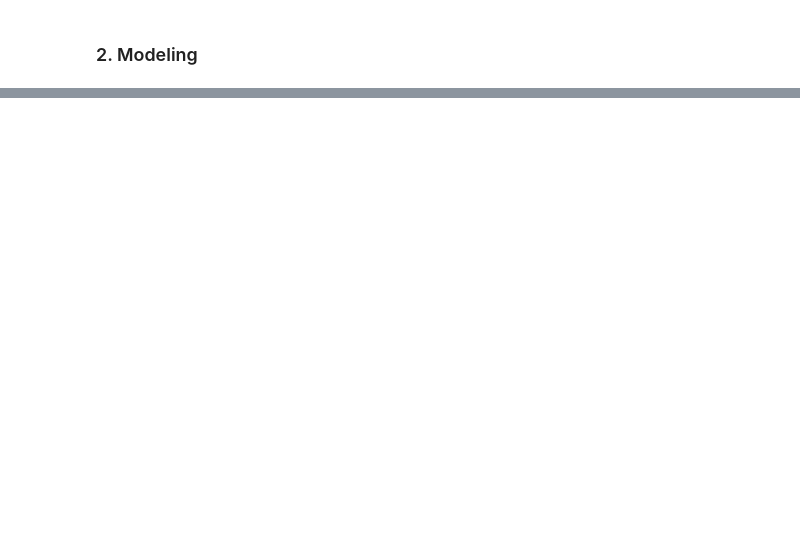
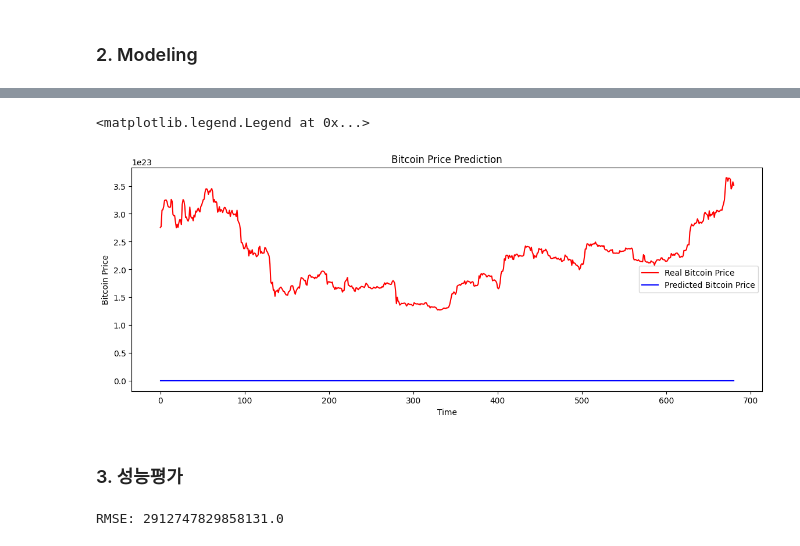
Before and after one commit to lagonee23/price-prediction-models, a Jupyter notebook: bitcoin_price_model.ipynb, the cells around one changed output, grey strips where cells are left out. Saved outputs shown, nothing was run; the diff lists cells and outputs as text; code cells hidden in the pictures; blank space fills up the shorter version.

```diff
--- a/bitcoin_price_model.ipynb
+++ b/bitcoin_price_model.ipynb
@@ -265,14 +244,3 @@ Total params: 32701 (127.74 KB)
 Trainable params: 32701 (127.74 KB)
 Non-trainable params: 0 (0.00 Byte)
 _________________________________________________________________
-# %%
-# 학습
-unicorns = model.fit(X_train, y_train, batch_size=10, epochs=5)
-
-# 예측
-# pred = model.predict(X_test)
-# pred = scaler.inverse_transform(pred)
-
-# # 성능 평가
-# rmse = math.sqrt(mean_squared_error(y_test, predictions))
-# print('RMSE: ', rmse)
@@ -312,0 +249,2 @@ NameError: ignored
+# %%
+model.fit(X_train, y_train, batch_size=10, epochs=5)
@@ -312,0 +263,8 @@ NameError: ignored
+# %%
+# 예측
+y_pred = model.predict(X_test)
+y_pred = y_scaler.inverse_transform(y_pred)
+
+print()
+print("Predection Shape:", y_pred.shape, end="\n\n")
+print(y_pred[:5])
@@ -312,0 +316,32 @@ NameError: ignored
+# %%
+# 원본값(y_test)의 스케일링을 역으로 변환합니다.???????????????????????????
+y_test = y_scaler.inverse_transform(y_test.reshape(-1,1))
+
+# 그래프를 그리기 위한 데이터 설정
+plt.figure(figsize=(14,5))
+plt.plot(y_test, color = 'red', label = 'Real Bitcoin Price')
+plt.plot(y_pred, color = 'blue', label = 'Predicted Bitcoin Price')
+
+# 그래프 제목 및 x, y 축 라벨 설정
+plt.title('Bitcoin Price Prediction')
+plt.xlabel('Time')
+plt.ylabel('Bitcoin Price')
+
+# 그래프에 레전드 설정
+plt.legend()
+
+# plt.figure(figsize=(14, 6))
+# sns.lineplot(data=df_origin, x=df_origin.index, y='close')  # 비트코인 차트
+# plt.title('Bitcoin Line Chart');
+# %% [output]
+<matplotlib.legend.Legend at 0x...>
+[figure, added]
+# %% [markdown]
+### 3. 성능평가
+# %%
+from sklearn.metrics import mean_squared_error
+
+rmse = math.sqrt(mean_squared_error(y_test, y_pred))
+print('RMSE:', rmse)
+# %% [output]
+RMSE: 2912747829858131.0
```
Also changed, not shown: parts of 27 cells of this notebook.
